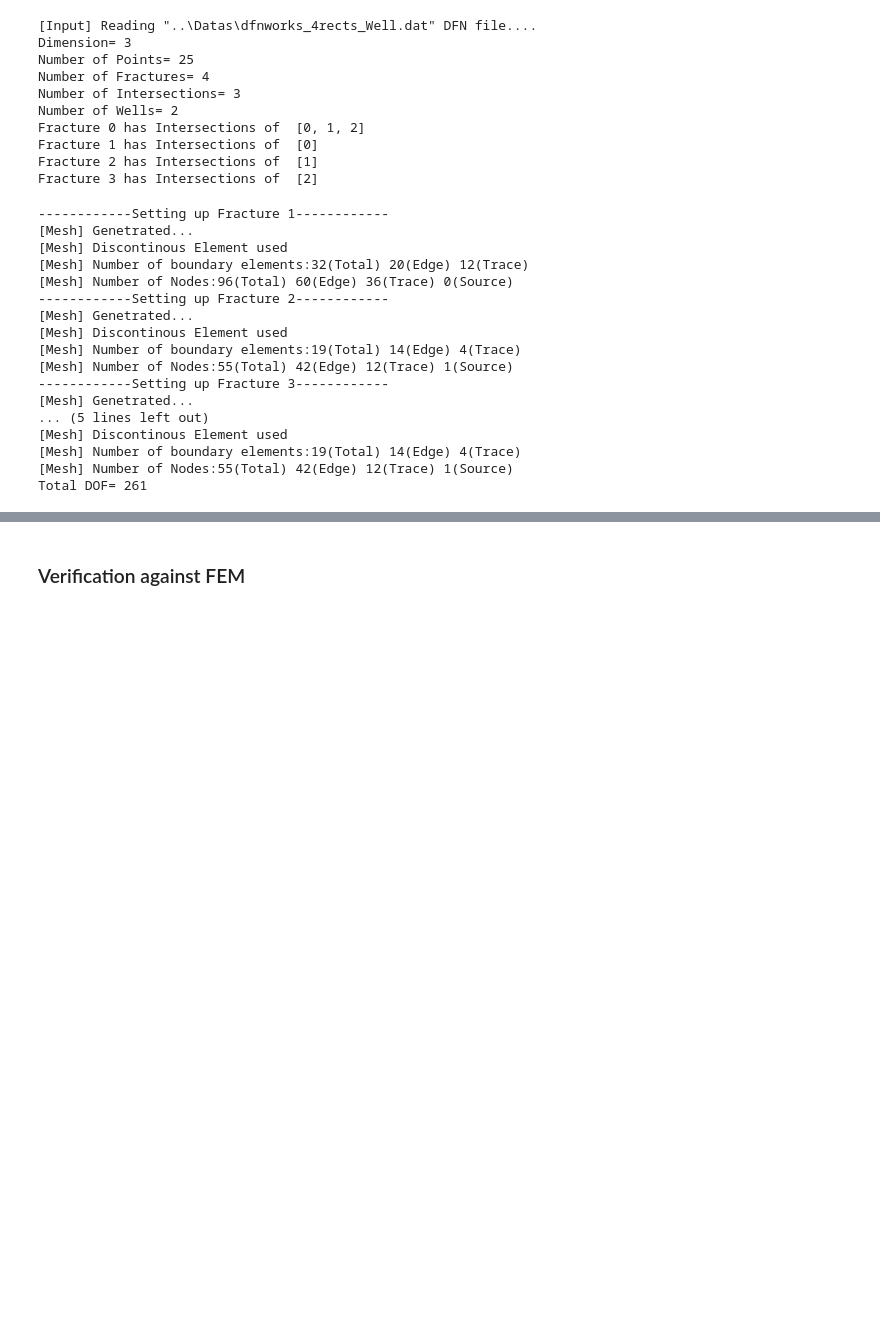
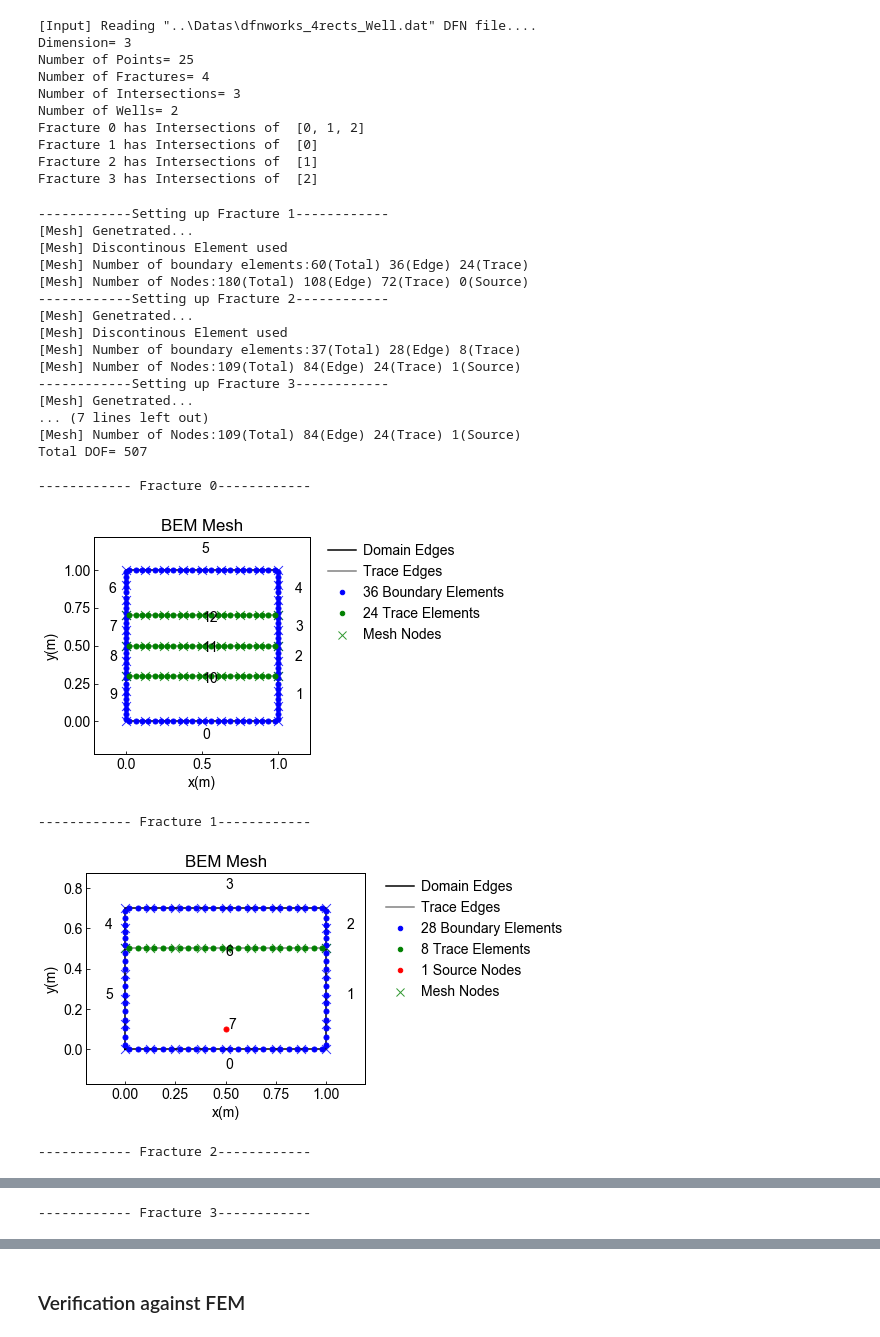
Before and after one commit to BinWang0213/PyDFN3D, a Jupyter notebook: Examples/SimpleDFNs.ipynb, the cells around one changed output, grey strips where cells are left out. Drawn from its saved outputs; the diff is of its cells as text; code cells hidden in the pictures; blank space fills up the shorter version.

Commit message:
Case updates and bug fix
1. PyBEM2D flux calculation fix
2. Paraview_writer output file name fix
3. getFracsSols bug fix with ghost pts value

```diff
--- a/Examples/SimpleDFNs.ipynb
+++ b/Examples/SimpleDFNs.ipynb
@@ -34,23 +34,31 @@ Fracture 1 has Intersections of  [0]
 Fracture 2 has Intersections of  [1]
 Fracture 3 has Intersections of  [2]
 # %%
-h_mesh_frac=1/4
+h_mesh_frac=1/8
 Case1.setFlowSolver(solver='BEM',h_frac=h_mesh_frac,h_trace=h_mesh_frac)
+
+for i in range(Case1.FracNets.NumFracs):
+    print('\n------------ Fracture %d------------'%(i))
+    Case1.FlowSolver.showMesh(i)
 # %% [output]
 ------------Setting up Fracture 1------------
 [Mesh] Genetrated...
 [Mesh] Discontinous Element used
-[Mesh] Number of boundary elements:32(Total) 20(Edge) 12(Trace)
-[Mesh] Number of Nodes:96(Total) 60(Edge) 36(Trace) 0(Source)
+[Mesh] Number of boundary elements:60(Total) 36(Edge) 24(Trace)
+[Mesh] Number of Nodes:180(Total) 108(Edge) 72(Trace) 0(Source)
 ------------Setting up Fracture 2------------
 [Mesh] Genetrated...
 [Mesh] Discontinous Element used
-[Mesh] Number of boundary elements:19(Total) 14(Edge) 4(Trace)
-[Mesh] Number of Nodes:55(Total) 42(Edge) 12(Trace) 1(Source)
+[Mesh] Number of boundary elements:37(Total) 28(Edge) 8(Trace)
+[Mesh] Number of Nodes:109(Total) 84(Edge) 24(Trace) 1(Source)
 ------------Setting up Fracture 3------------
 [Mesh] Genetrated...
-... (5 lines left out)
-[Mesh] Discontinous Element used
-[Mesh] Number of boundary elements:19(Total) 14(Edge) 4(Trace)
-[Mesh] Number of Nodes:55(Total) 42(Edge) 12(Trace) 1(Source)
-Total DOF= 261
+... (7 lines left out)
+[Mesh] Number of Nodes:109(Total) 84(Edge) 24(Trace) 1(Source)
+Total DOF= 507
+
+------------ Fracture 0------------
+[figure, added]
+------------ Fracture 1------------
+[figure, added]
+------------ Fracture 2------------
@@ -56,0 +66 @@ Total DOF= 261
+------------ Fracture 3------------
```
Also changed, not shown: parts of 17 cells of this notebook, 7 other files.
